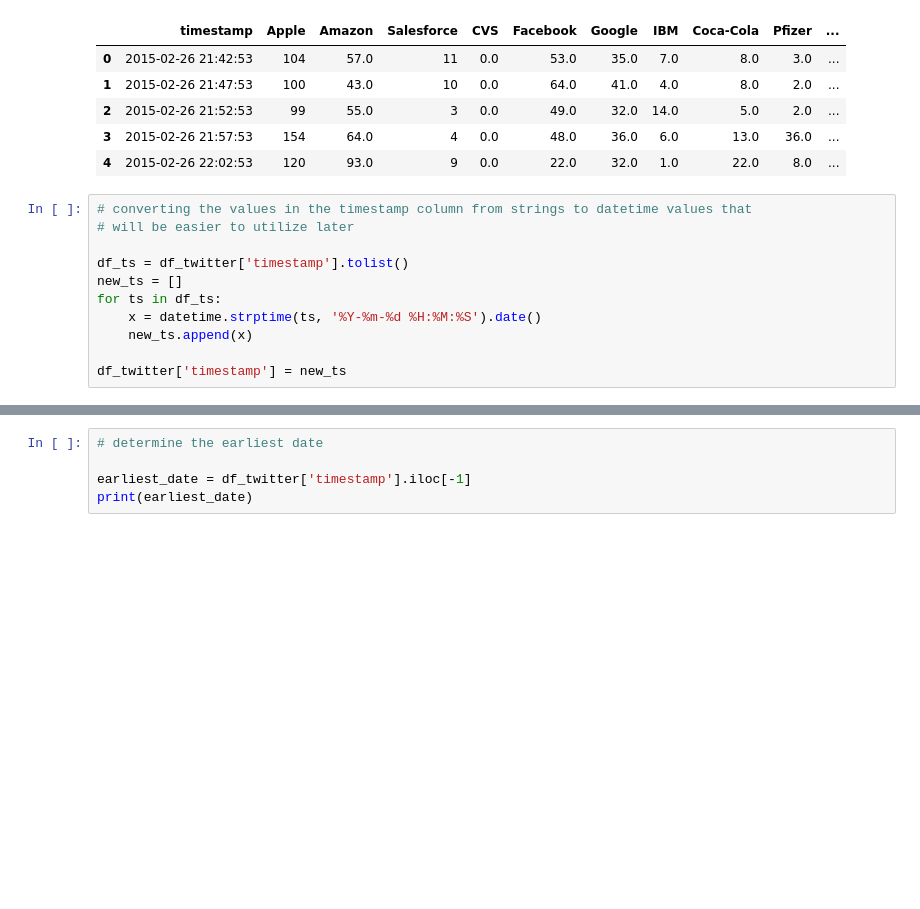
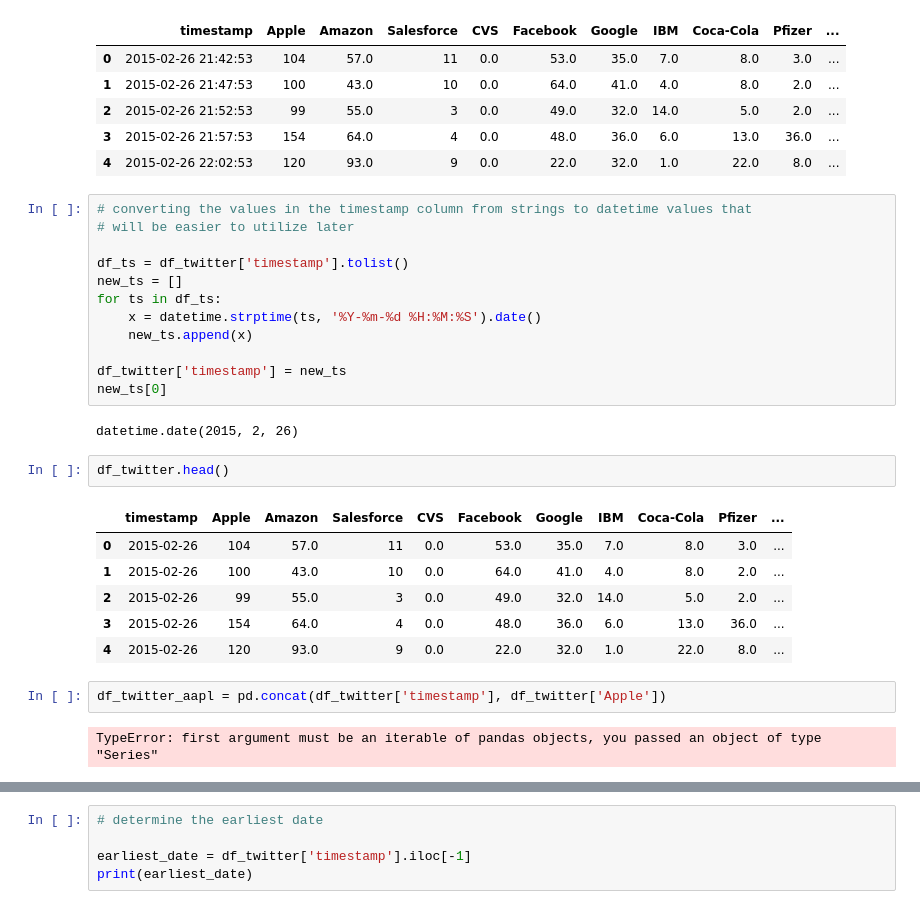
Before and after one commit to zacksfeld/twitter_correlations, a Jupyter notebook: cleaningandorganizing.ipynb, the cells around one changed output, grey strips where cells are left out. Drawn from its saved outputs; the diff is of its cells as text; blank space fills up the shorter version.

```diff
--- a/cleaningandorganizing.ipynb
+++ b/cleaningandorganizing.ipynb
@@ -32,6 +32,22 @@ for ts in df_ts:
     new_ts.append(x)
 
 df_twitter['timestamp'] = new_ts
+new_ts[0]
+# %% [output]
+datetime.date(2015, 2, 26)
+# %%
+df_twitter.head()
+# %% [output]
+|  | timestamp | Apple | Amazon | Salesforce | CVS | Facebook | Google | IBM | Coca-Cola | Pfizer | ... |
+| 0 | 2015-02-26 | 104 | 57.0 | 11 | 0.0 | 53.0 | 35.0 | 7.0 | 8.0 | 3.0 | ... |
+| 1 | 2015-02-26 | 100 | 43.0 | 10 | 0.0 | 64.0 | 41.0 | 4.0 | 8.0 | 2.0 | ... |
+| 2 | 2015-02-26 | 99 | 55.0 | 3 | 0.0 | 49.0 | 32.0 | 14.0 | 5.0 | 2.0 | ... |
+| 3 | 2015-02-26 | 154 | 64.0 | 4 | 0.0 | 48.0 | 36.0 | 6.0 | 13.0 | 36.0 | ... |
+| 4 | 2015-02-26 | 120 | 93.0 | 9 | 0.0 | 22.0 | 32.0 | 1.0 | 22.0 | 8.0 | ... |
+# %%
+df_twitter_aapl = pd.concat(df_twitter['timestamp'], df_twitter['Apple'])
+# %% [output]
+TypeError: first argument must be an iterable of pandas objects, you passed an object of type "Series"
 # %%
 # making a basic lineplot of the amount of times Apple was mentioned over the timeline
 
```
Also changed, not shown: parts of 1 cell of this notebook.
